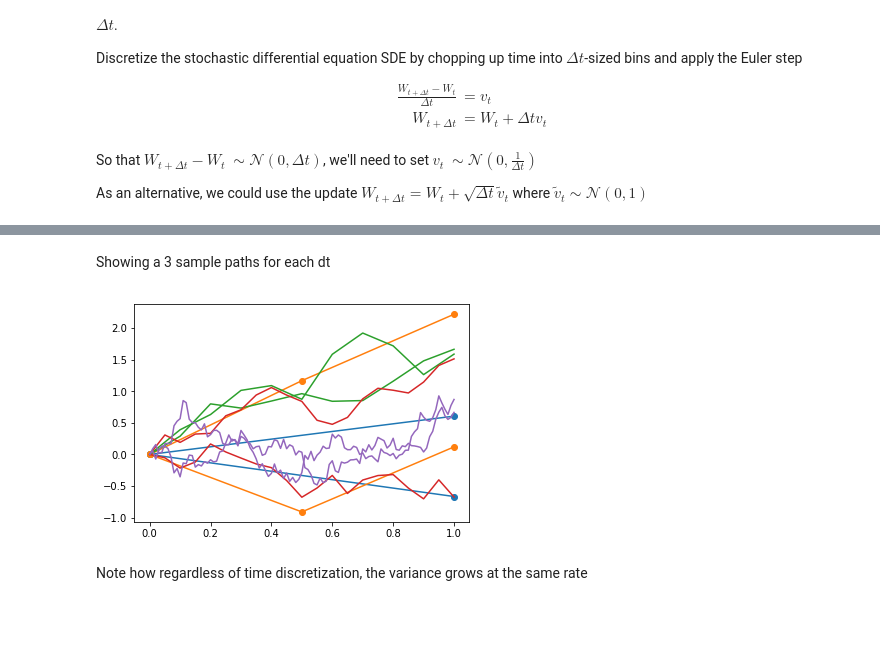
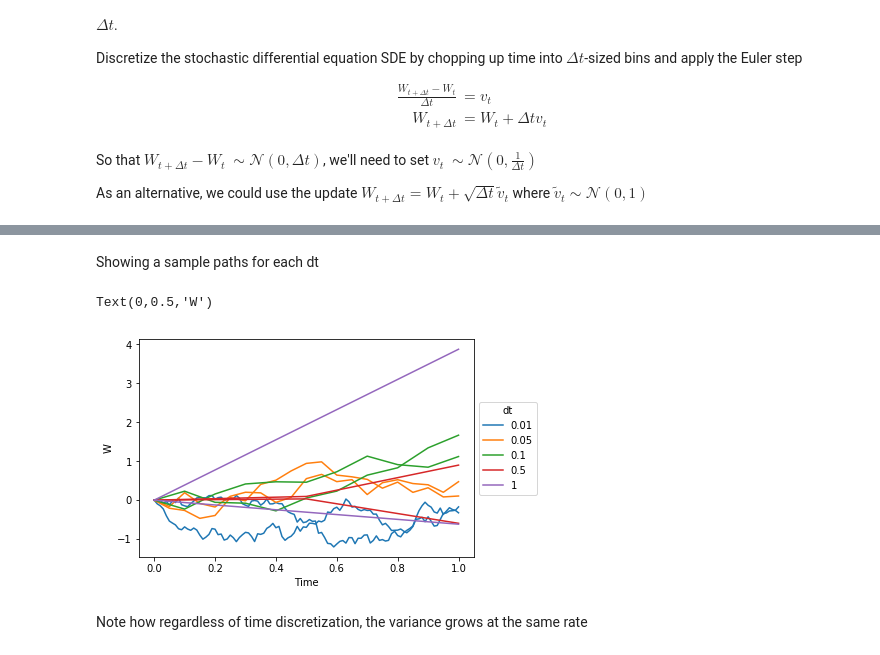
Before and after one commit to samfok/kalman, a Jupyter notebook: stochastic_differential_equation.ipynb, the cells around one changed output, grey strips where cells are left out. Cells and saved outputs as stored; diff of their text form; code cells hidden in the pictures; blank space fills up the shorter version.

```diff
--- a/stochastic_differential_equation.ipynb
+++ b/stochastic_differential_equation.ipynb
@@ -23,7 +24,7 @@ So that $W_{t+\Delta t}-W_t~\sim\mathcal{N}(0, \Delta t)$, we'll need to set $v_
 As an alternative, we could use the update $W_{t+\Delta t} = W_t + \sqrt{\Delta t}\tilde{v}_t$ where $\tilde{v}_t\sim\mathcal{N}(0, 1)$
 # %%
 T = 1
-dts = [1, 0.5, 0.1, 0.05, 0.01]
+dts = [1, 0.5, 0.1, 0.05, 0.01][::-1]
 runs = 100000
 data = {}
 for dt in dts:
@@ -32,4 +33,3 @@ for dt in dts:
     W = np.zeros((runs, N+1))
     W[:, 1:] = np.cumsum(dW, axis=1)
     data[dt] = W
-    plt.hist(W[:, -1], bins=100, density=True, histtype="step")
@@ -38,19 +36,19 @@ for dt in dts:
 # %% [markdown]
-Showing a 3 sample paths for each dt
+Showing a sample paths for each dt
 # %%
 # plot trajectories
 N_PLOT = 2
 for dt in dts:
     N = int(np.round(T/dt))
     trange = np.arange(N+1)*dt
-    if N <= 5:
-        plt_style = "-o"
-    else:
-        plt_style = "-"
-    color = plt.plot(trange, data[dt][0, :], plt_style)[0].get_color()
+    color = plt.plot(trange, data[dt][0, :], label=dt)[0].get_color()
     for plt_idx in range(N_PLOT)[1:]:
-        plt.plot(trange, data[dt][plt_idx+1, :], plt_style, color=color)
+        plt.plot(trange, data[dt][plt_idx+1, :], color=color)
+plt.legend(loc="center left", bbox_to_anchor=(1, 0.5), title="dt")
+plt.xlabel("Time")
+plt.ylabel("W")
 # %% [output]
+Text(0,0.5,'W')
-[figure, old version]
+[figure, new version]
 # %% [markdown]
 Note how regardless of time discretization, the variance grows at the same rate
```
Also changed, not shown: parts of 6 cells of this notebook.
